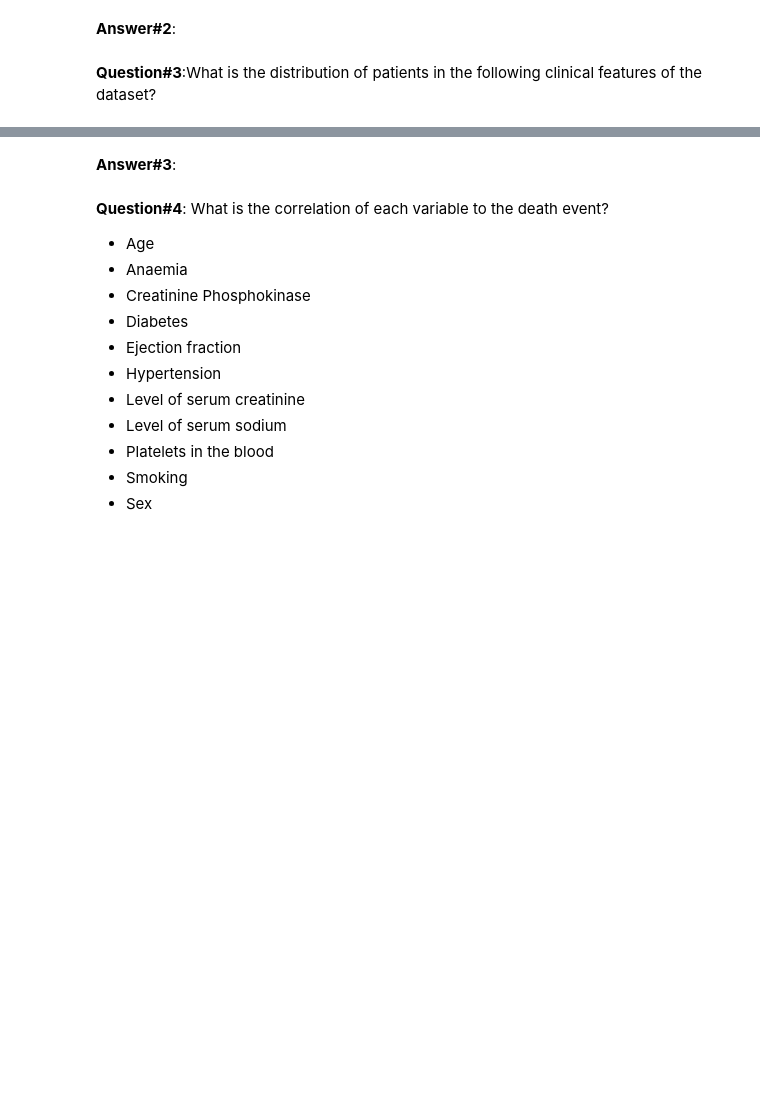
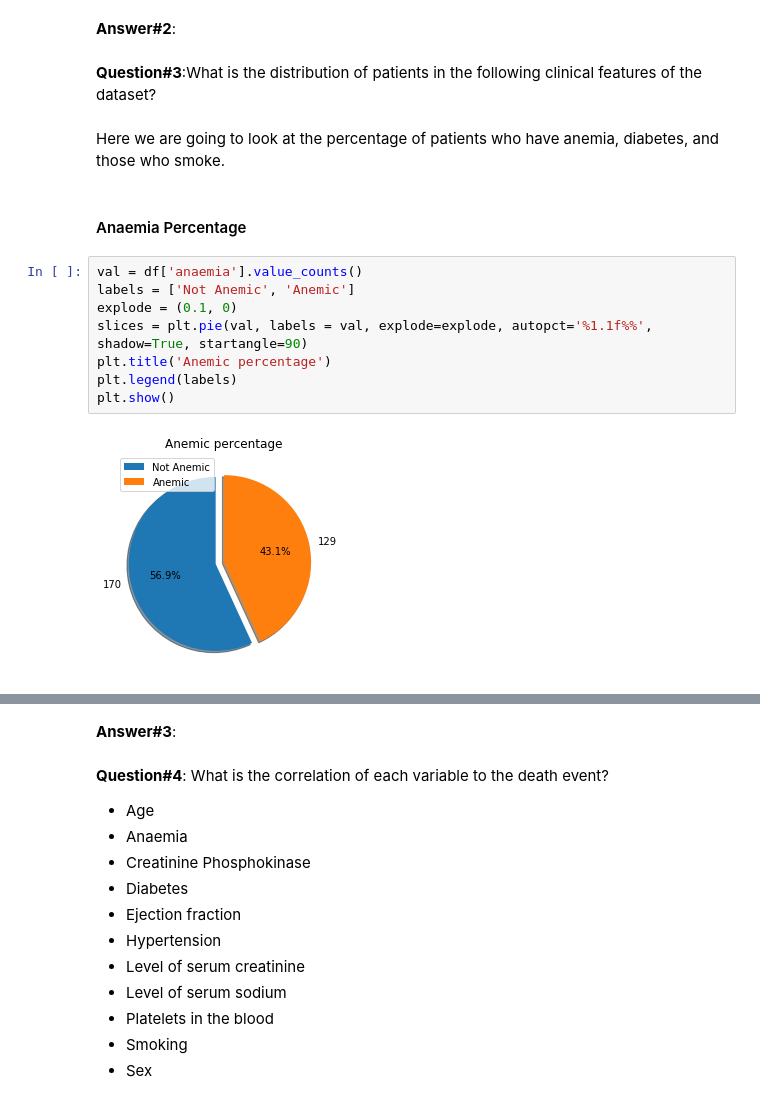
Before and after one commit to CaiMarkJayson/WISH.CSMODELMP, a Jupyter notebook: MODELLL.ipynb, the cells around one changed output, grey strips where cells are left out. Saved outputs shown, nothing was run; the diff lists cells and outputs as text; blank space fills up the shorter version.

```diff
--- a/MODELLL.ipynb
+++ b/MODELLL.ipynb
@@ -120,3 +164,17 @@ Based on the values presented above, there are no categorical data, no duplicati
 **Answer#2**:
 # %% [markdown]
 **Question#3**:What is the distribution of patients in the following clinical features of the dataset?
+# %% [markdown]
+Here we are going to look at the percentage of patients who have anemia, diabetes, and those who smoke.
+# %% [markdown]
+#### Anaemia Percentage
+# %%
+val = df['anaemia'].value_counts()
+labels = ['Not Anemic', 'Anemic']
+explode = (0.1, 0)
+slices = plt.pie(val, labels = val, explode=explode, autopct='%1.1f%%', shadow=True, startangle=90)
+plt.title('Anemic percentage')
+plt.legend(labels)
+plt.show()
+# %% [output]
+[figure, added]
```
Also changed, not shown: parts of 14 cells of this notebook.
